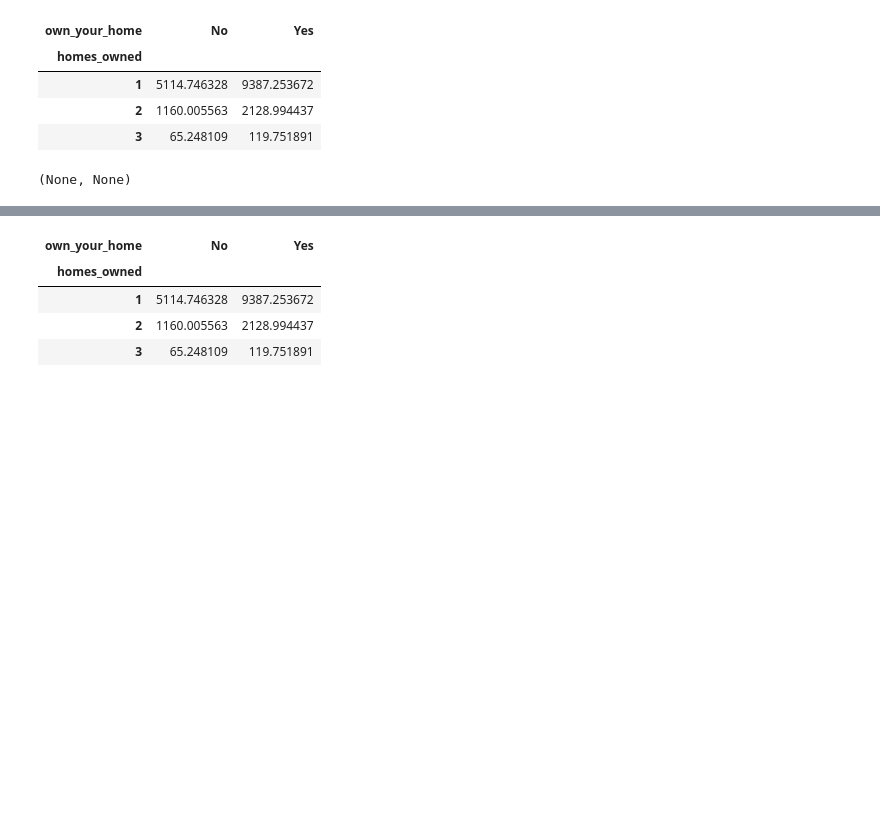
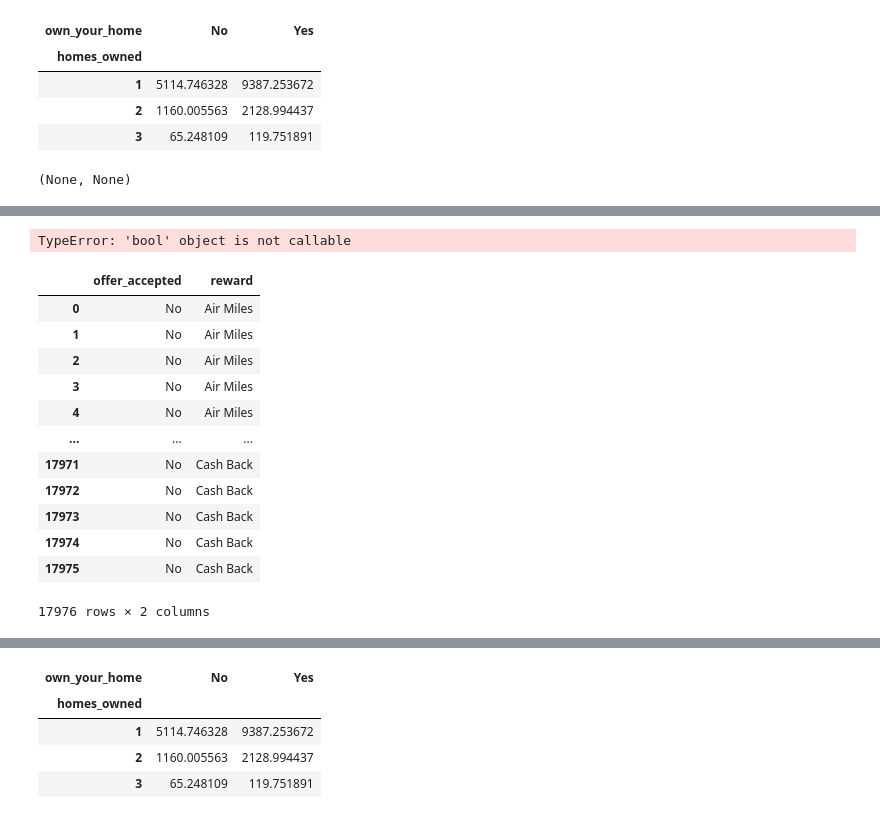
Before and after one commit to ocaoimh/hrc-mid-bootcamp-project, a Jupyter notebook: python/categoricals.ipynb, the cells around one changed output, grey strips where cells are left out. Saved outputs shown, nothing was run; the diff lists cells and outputs as text; code cells hidden in the pictures; blank space fills up the shorter version.

```diff
--- a/python/categoricals.ipynb
+++ b/python/categoricals.ipynb
@@ -224,0 +235,22 @@ display(result), display(exp_freq)
+# %%
+categoricals.index.is_unique()
+# %% [output]
+TypeError: 'bool' object is not callable
+# %%
+reward = categoricals[['offer_accepted', 'reward']]
+# %%
+reward
+# %% [output]
+|  | offer_accepted | reward |
+| 0 | No | Air Miles |
+| 1 | No | Air Miles |
+| 2 | No | Air Miles |
+| 3 | No | Air Miles |
+| 4 | No | Air Miles |
+| ... | ... | ... |
+| 17971 | No | Cash Back |
+| 17972 | No | Cash Back |
+| 17973 | No | Cash Back |
+| 17974 | No | Cash Back |
+| 17975 | No | Cash Back |
+17976 rows × 2 columns
```
Also changed, not shown: parts of 18 cells of this notebook.
